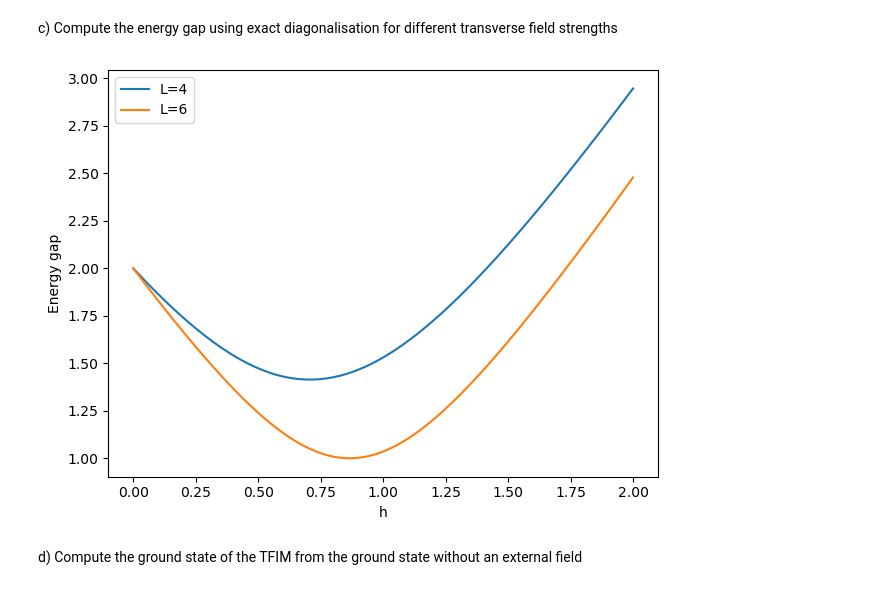
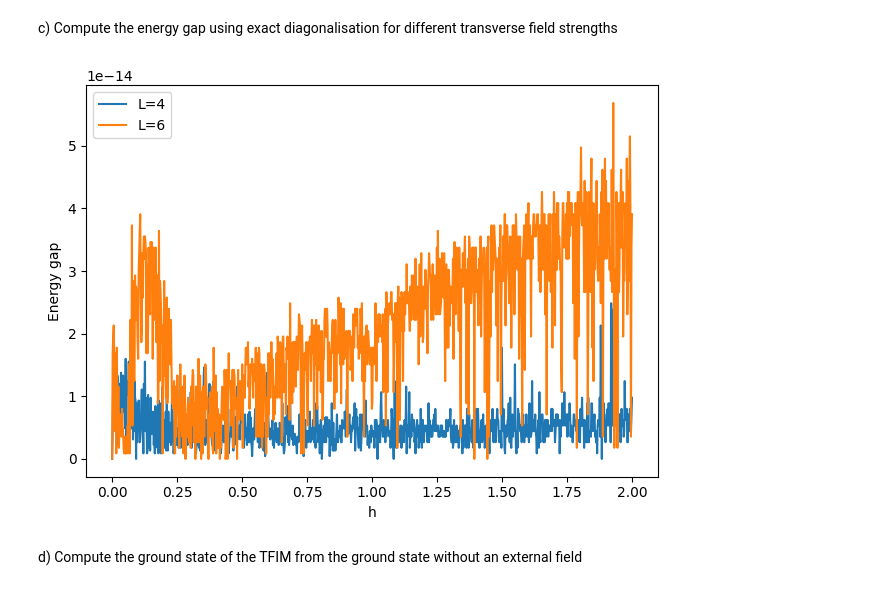
Before and after one commit to Physik-UBonn/assignment-3-fiene-weber, a Jupyter notebook: H3-adiabatic-evolution-broken.ipynb, the cells around one changed output. Saved outputs shown, nothing was run; the diff lists cells and outputs as text; code cells hidden in the pictures.

```diff
--- a/TEQS_Exercise_3_H3.ipynb
+++ b/H3-adiabatic-evolution-broken.ipynb
@@ -14,8 +14,8 @@ c) Compute the energy gap using exact diagonalisation for different transverse f
 
 # Create csr Pauli matrices
 id = identity(2, format='csr')
-sigma_x = csr_matrix([[0, 1], [1, 0]], dtype=np.float128)
-sigma_z = csr_matrix([[1, 0], [0, -1]], dtype=np.float128)
+sigma_x = csr_matrix([[0, 1], [1, 0]], dtype=np.float64)
+sigma_z = csr_matrix([[1, 0], [0, -1]], dtype=np.float64)
 
 def kronecker(operators):
     # reduce calls the function (first arg) recursively on the list (second arg)
@@ -37,7 +37,7 @@ def all_operators(operator, L):
 
 def Hamiltonian(h=1, J=1, L=4):
     # initialize matrices
-    H = csr_matrix((2**L, 2**L), dtype=np.complex256)
+    H = csr_matrix((2**L, 2**L), dtype=np.complex128)
     sz_list = all_operators(sigma_z, L)
     sx_list = all_operators(sigma_x, L)
 
@@ -49,32 +49,32 @@ def energy_gap(L, h_max, steps):
     delta_Es = []
 
     for h in np.linspace(0, h_max, steps):
-        H = Hamiltonian(h=h, J=1, L=L)
+        H = Hamiltonian(h=h, J=1, L=L)#.todense()
 
         # diagonalize the Hamiltonian
         e, v = eigh(H.toarray())
 
-        delta_Es.append(e[2] - e[0])  # due to symmetry, this works (degenerate ground state)
+        delta_Es.append(e[1] - e[0])  # due to symmetry, this works (degenerate ground state)
     return delta_Es
 # %%
-nsteps, h_max = 100, 2
+nsteps, h_max = 1000, 2
 
 delta_Es_L4 = energy_gap(L=4, h_max=h_max, steps=nsteps)
 delta_Es_L6 = energy_gap(L=6, h_max=h_max, steps=nsteps)
 
 fig, ax = plt.subplots()
 
 ax.plot(np.linspace(0, h_max, nsteps), delta_Es_L4, label='L=4')
 ax.plot(np.linspace(0, h_max, nsteps), delta_Es_L6, label='L=6')
 
 ax.set_xlabel('h')
 ax.set_ylabel('Energy gap')
 
 ax.legend()
 
 plt.tight_layout()
 # %% [output]
-[figure, old version]
+[figure, new version]
 # %% [markdown]
 d) Compute the ground state of the TFIM from the ground state without an external field
 # %%
```
Also changed, not shown: 6 other files.
